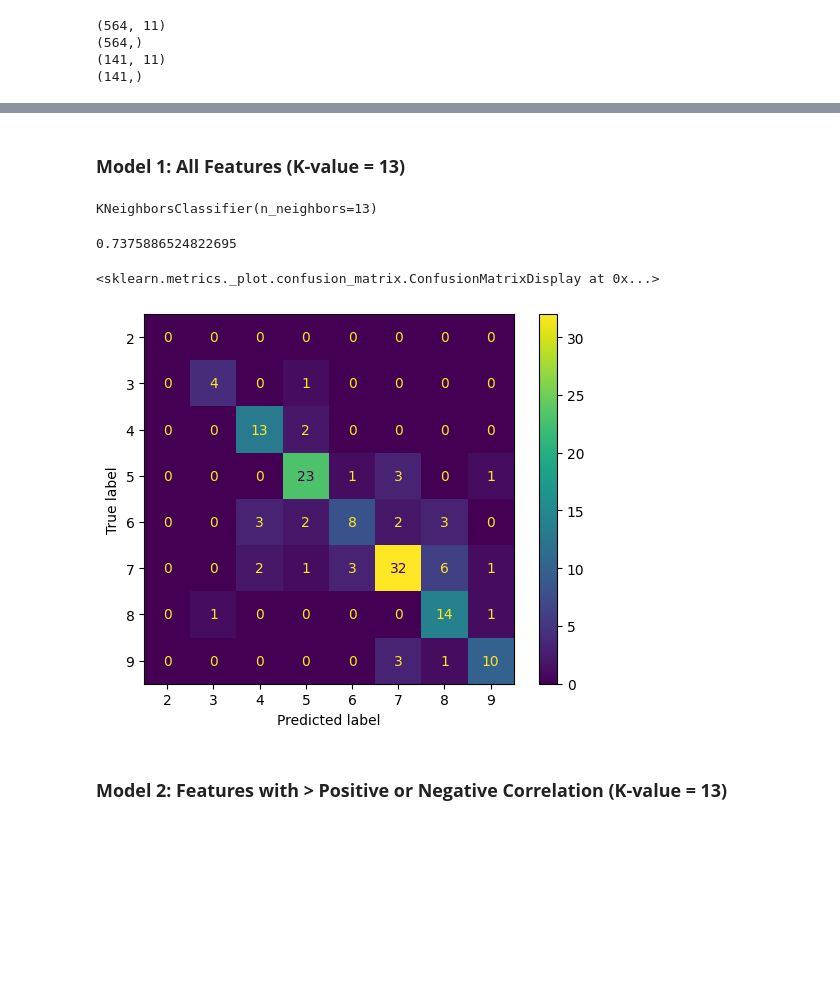
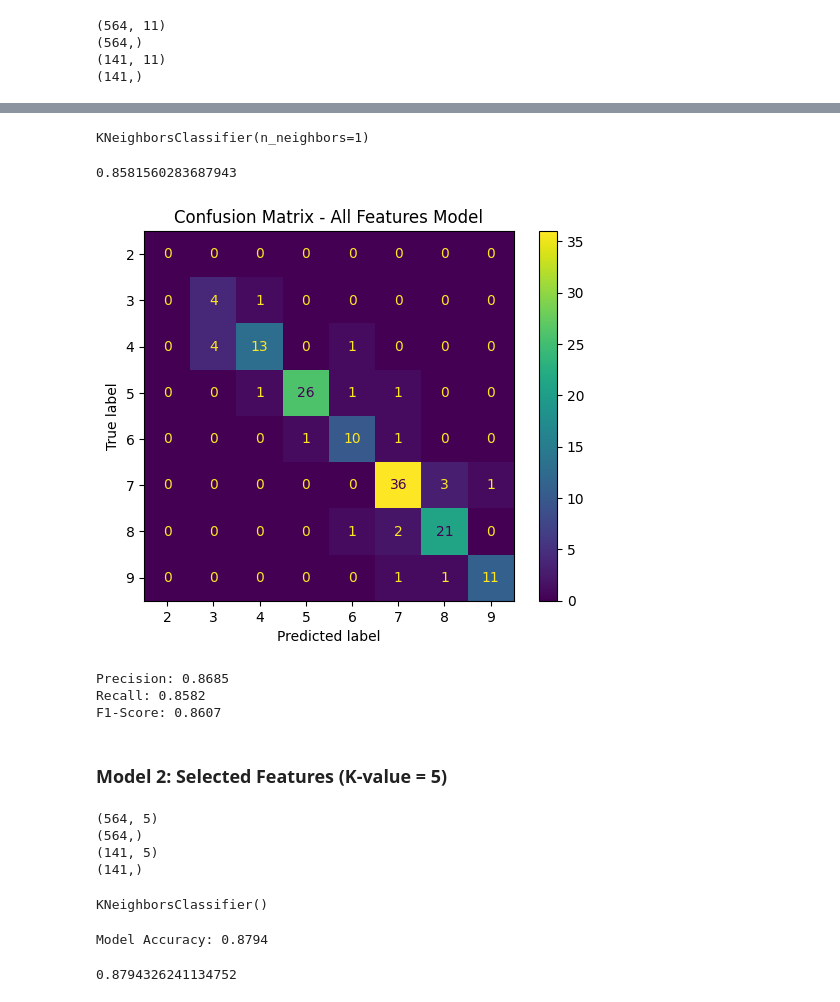
Before and after one commit to leonnmarcoo/CCMACLRL_COM232_PROJECT, a Jupyter notebook: Model Training/knn.ipynb, the cells around one changed output, grey strips where cells are left out. Cells and saved outputs as stored; diff of their text form; code cells hidden in the pictures; blank space fills up the shorter version.

Commit message:
Add KNN model

```diff
--- a/Model Training/knn.ipynb
+++ b/Model Training/knn.ipynb
@@ -22,7 +24,7 @@ df = pd.read_csv('../cleaned_data.csv')
 X = df.drop(columns=['Addicted_Score']).values
 y = df['Addicted_Score'].values
 # %%
-X_train, X_test, y_train, y_test = train_test_split(x,
+X_train, X_test, y_train, y_test = train_test_split(X,
                                                     y,
                                                     test_size=0.2,
                                                     random_state=5)
@@ -41,25 +41,36 @@ print(y_test.shape)
-# %% [markdown]
-### **Model 1: All Features (K-value = 13)**
 # %%
-knn = KNeighborsClassifier(n_neighbors=13)
+knn = KNeighborsClassifier(n_neighbors=1)
 # %%
 knn.fit(X_train, y_train)
 # %% [output]
-KNeighborsClassifier(n_neighbors=13)
+KNeighborsClassifier(n_neighbors=1)
 # %%
 y_pred = knn.predict(X_test)
 # %%
 metrics.accuracy_score(y_test, y_pred)
 # %% [output]
-0.7375886524822695
+0.8581560283687943
 # %%
-conf_matrix = confusion_matrix(y_pred, y_test, labels=knn.classes_)
+conf_matrix = confusion_matrix(y_test, y_pred, labels=knn.classes_)
 
 disp = ConfusionMatrixDisplay(confusion_matrix=conf_matrix,
                               display_labels=knn.classes_)
 disp.plot()
+plt.title('Confusion Matrix - All Features Model')
+plt.show()
 # %% [output]
-<sklearn.metrics._plot.confusion_matrix.ConfusionMatrixDisplay at 0x...>
-[figure, old version]
+[figure, new version]
-# %% [markdown]
-### **Model 2: Features with > Positive or Negative Correlation (K-value = 13)**
+# %%
+precision = precision_score(y_test, y_pred, average='weighted')
+recall = recall_score(y_test, y_pred, average='weighted')
+f1 = f1_score(y_test, y_pred, average='weighted')
+
+print(f"Precision: {precision:.4f}")
+print(f"Recall: {recall:.4f}")
+print(f"F1-Score: {f1:.4f}")
+# %% [output]
+Precision: 0.8685
+Recall: 0.8582
+F1-Score: 0.8607
+# %% [markdown]
+### **Model 2: Selected Features (K-value = 5)**
@@ -65,0 +89,10 @@ disp.plot()
+# %%
+print(X_train_selected.shape)
+print(y_train_selected.shape)
+print(X_test_selected.shape)
+print(y_test_selected.shape)
+# %% [output]
+(564, 5)
+(564,)
+(141, 5)
+(141,)
@@ -65,0 +101,4 @@ disp.plot()
+# %%
+knn_selected.fit(X_train_selected, y_train_selected)
+# %% [output]
+KNeighborsClassifier()
@@ -65,0 +107,7 @@ disp.plot()
+# %%
+accuracy = metrics.accuracy_score(y_test_selected, y_pred_selected)
+print(f"Model Accuracy: {accuracy:.4f}")
+accuracy
+# %% [output]
+Model Accuracy: 0.8794
+0.8794326241134752
```
Also changed, not shown: parts of 10 cells of this notebook.
